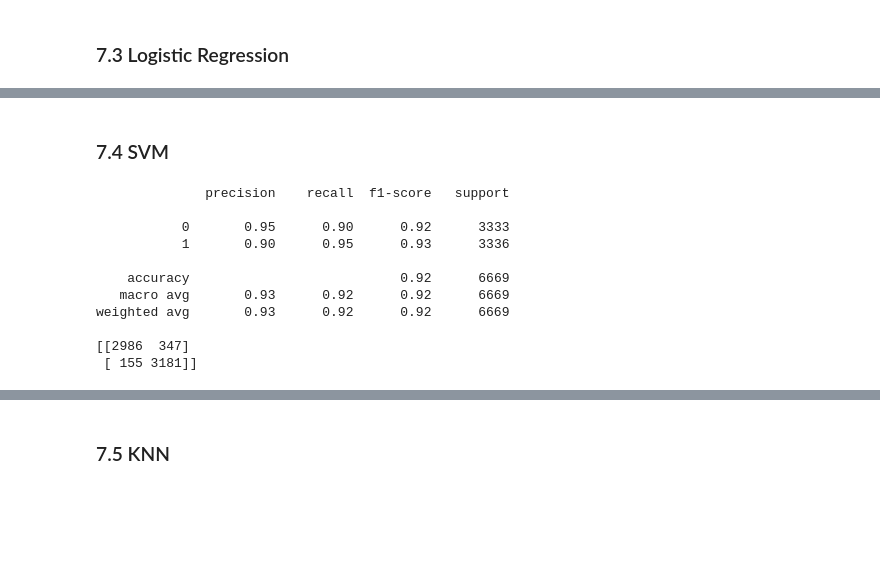
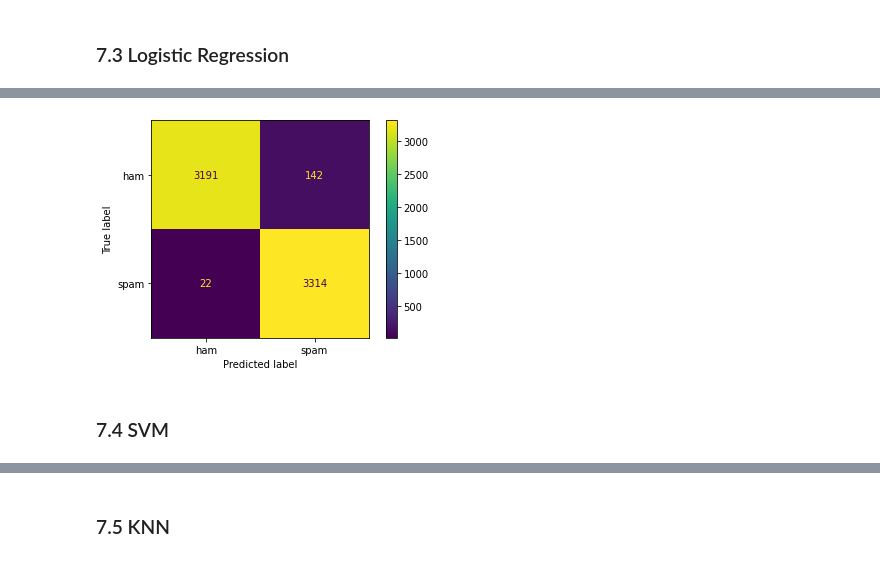
Before and after one commit to MikeZ77/email-spam-detection, a Jupyter notebook: src/enron_cleaning_preprocessing_modeling.ipynb, the cells around one changed output, grey strips where cells are left out. Saved outputs shown, nothing was run; the diff lists cells and outputs as text; code cells hidden in the pictures; blank space fills up the shorter version.

```diff
--- a/src/enron_cleaning_preprocessing_modeling.ipynb
+++ b/src/enron_cleaning_preprocessing_modeling.ipynb
@@ -547,2 +596,8 @@ weighted avg       0.98      0.98      0.98      6669
+# %%
+cm_lr = confusion_matrix(Y_test, lr_predictions)
+cmd_lr = ConfusionMatrixDisplay(cm_lr, display_labels=['ham','spam'])
+cmd_lr.plot();
+# %% [output]
+[figure, added]
 # %% [markdown]
 ### 7.4 SVM
@@ -552,15 +603,0 @@ svm_SVC_predictions = svm_SVC.predict(X_test_fitted)
-# %%
-print(classification_report(Y_test, svm_SVC_predictions))
-print(confusion_matrix(Y_test, svm_SVC_predictions))
-# %% [output]
-              precision    recall  f1-score   support
-
-           0       0.95      0.90      0.92      3333
-           1       0.90      0.95      0.93      3336
-
-    accuracy                           0.92      6669
-   macro avg       0.93      0.92      0.92      6669
-weighted avg       0.93      0.92      0.92      6669
-
-[[2986  347]
- [ 155 3181]]
```
Also changed, not shown: parts of 36 cells of this notebook, 8 other files.
